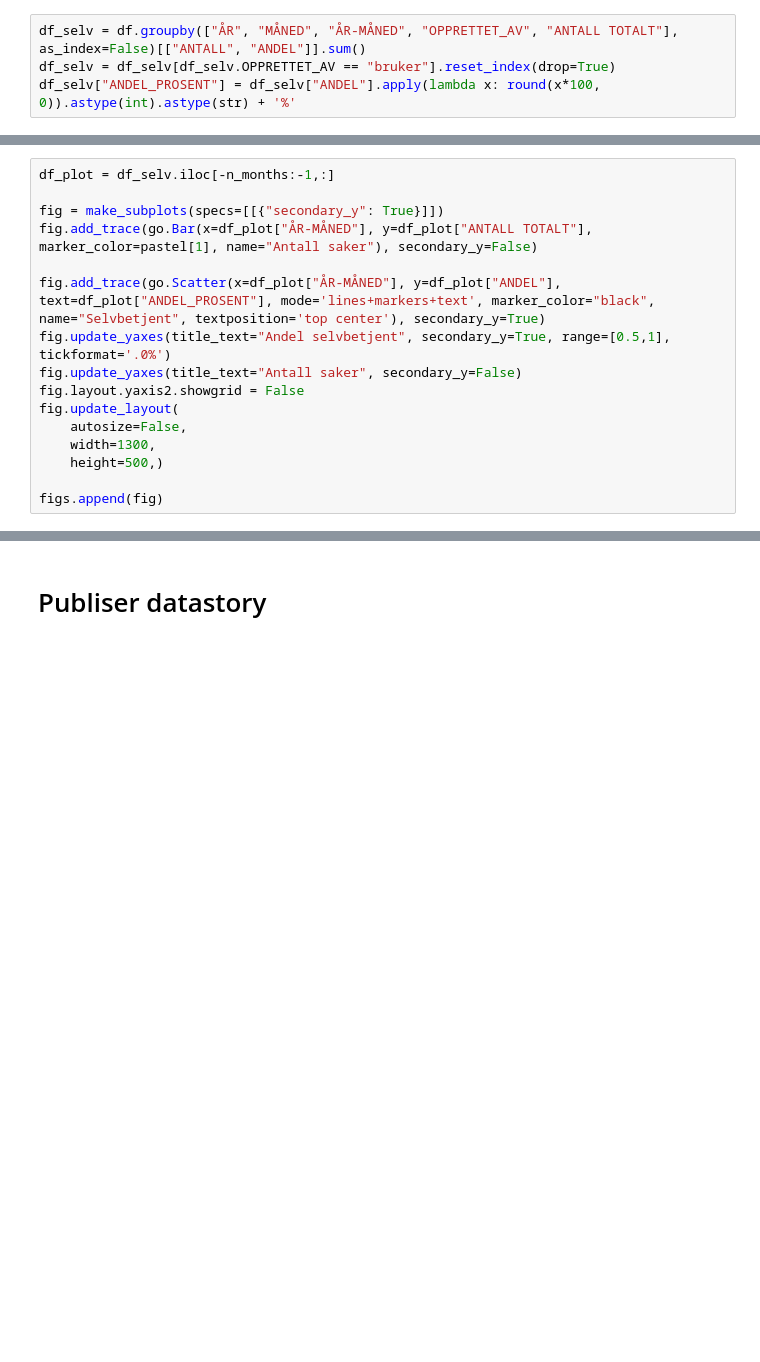
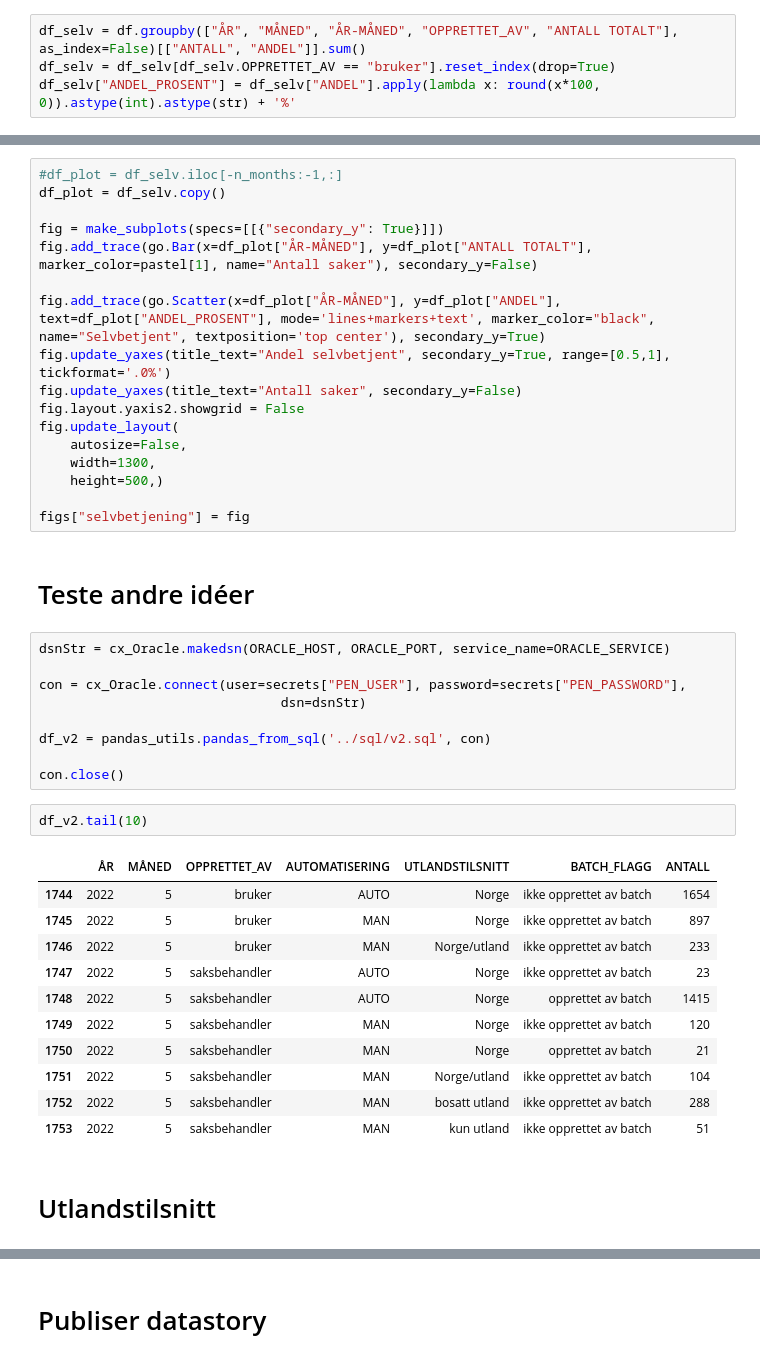
Before and after one commit to navikt/pensjon-data-analyse, a Jupyter notebook: notebooks/auto_new.ipynb, the cells around one changed output, grey strips where cells are left out. Cells and saved outputs as stored; diff of their text form; blank space fills up the shorter version.

```diff
--- a/notebooks/auto_new.ipynb
+++ b/notebooks/auto_new.ipynb
@@ -115,5 +148,6 @@ df_selv.tail()
 # %%
-df_plot = df_selv.iloc[-n_months:-1,:]
+#df_plot = df_selv.iloc[-n_months:-1,:]
+df_plot = df_selv.copy()
 
 fig = make_subplots(specs=[[{"secondary_y": True}]])
 fig.add_trace(go.Bar(x=df_plot["ÅR-MÅNED"], y=df_plot["ANTALL TOTALT"], marker_color=pastel[1], name="Antall saker"), secondary_y=False)
@@ -127,4 +161,31 @@ fig.update_layout(
     width=1300,
     height=500,)
 
-figs.append(fig)
+figs["selvbetjening"] = fig
+# %% [markdown]
+# Teste andre idéer
+# %%
+dsnStr = cx_Oracle.makedsn(ORACLE_HOST, ORACLE_PORT, service_name=ORACLE_SERVICE)
+
+con = cx_Oracle.connect(user=secrets["PEN_USER"], password=secrets["PEN_PASSWORD"],
+                               dsn=dsnStr)
+
+df_v2 = pandas_utils.pandas_from_sql('../sql/v2.sql', con)
+
+con.close()
+# %%
+df_v2.tail(10)
+# %% [output]
+|  | ÅR | MÅNED | OPPRETTET_AV | AUTOMATISERING | UTLANDSTILSNITT | BATCH_FLAGG | ANTALL |
+| 1744 | 2022 | 5 | bruker | AUTO | Norge | ikke opprettet av batch | 1654 |
+| 1745 | 2022 | 5 | bruker | MAN | Norge | ikke opprettet av batch | 897 |
+| 1746 | 2022 | 5 | bruker | MAN | Norge/utland | ikke opprettet av batch | 233 |
+| 1747 | 2022 | 5 | saksbehandler | AUTO | Norge | ikke opprettet av batch | 23 |
+| 1748 | 2022 | 5 | saksbehandler | AUTO | Norge | opprettet av batch | 1415 |
+| 1749 | 2022 | 5 | saksbehandler | MAN | Norge | ikke opprettet av batch | 120 |
+| 1750 | 2022 | 5 | saksbehandler | MAN | Norge | opprettet av batch | 21 |
+| 1751 | 2022 | 5 | saksbehandler | MAN | Norge/utland | ikke opprettet av batch | 104 |
+| 1752 | 2022 | 5 | saksbehandler | MAN | bosatt utland | ikke opprettet av batch | 288 |
+| 1753 | 2022 | 5 | saksbehandler | MAN | kun utland | ikke opprettet av batch | 51 |
+# %% [markdown]
+# Utlandstilsnitt
```
Also changed, not shown: parts of 22 cells of this notebook, 1 other file.
